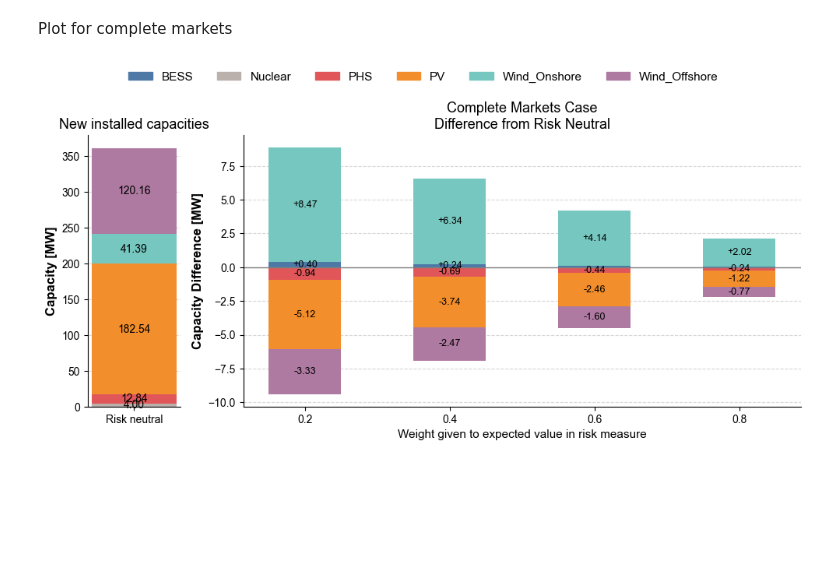
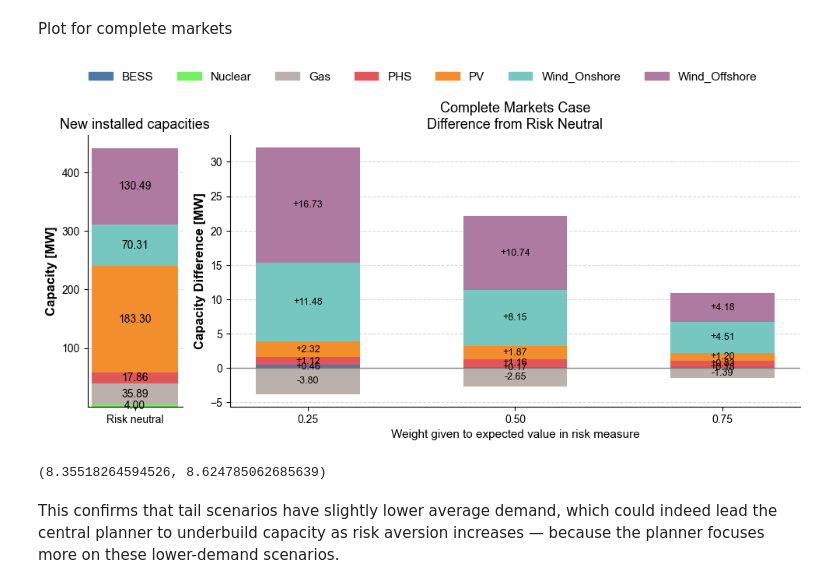
Before and after one commit to Andreas-Makrides-ICL/msc-thesis-incomplete-markets-LDES, a Jupyter notebook: models/Complete_markets_risk_averse_central_planner/plotting_results.ipynb, the cells around one changed output. Saved outputs shown, nothing was run; the diff lists cells and outputs as text; code cells hidden in the pictures; blank space fills up the shorter version.

```diff
--- a/models/Complete_markets_risk_averse_central_planner/plotting_results.ipynb
+++ b/models/Complete_markets_risk_averse_central_planner/plotting_results.ipynb
@@ -11,11 +11,11 @@ rcParams['font.family'] = 'Arial'
 rcParams['axes.labelweight'] = 'bold'
 
 # === Load data ===
-df_raw = pd.read_csv("risk_aversion_results_O30_T672_new_final.csv")
+df_raw = pd.read_csv("risk_aversion_results_O30_T672_new_final_unserved_fix_flex.csv")
 df = df_raw[df_raw["delta"] != 0]
 
 # === Filter relevant columns ===
-capacity_cols = ['PV', 'Wind_Onshore', 'Wind_Offshore', 'Nuclear', 'BESS_P', 'LDES_PHS_P']
+capacity_cols = ['PV', 'Gas', 'Wind_Onshore', 'Wind_Offshore', 'Nuclear', 'BESS_P', 'LDES_PHS_P']
 df = df[['delta'] + capacity_cols]
 
 # === Split data ===
@@ -23,15 +23,18 @@ df_rn = df[df['delta'] == 1].iloc[0]
 df_others = df[df['delta'] != 1].sort_values('delta')
 
 # === Define techs, labels, and colors ===
-techs = ['BESS_P', 'Nuclear', 'LDES_PHS_P', 'PV', 'Wind_Onshore', 'Wind_Offshore']
-labels = ['BESS', 'Nuclear', 'PHS', 'PV', 'Wind_Onshore', 'Wind_Offshore']
+techs = ['BESS_P', 'Nuclear',  'Gas', 'LDES_PHS_P', 'PV', 'Wind_Onshore', 'Wind_Offshore']
+labels = ['BESS', 'Nuclear',  'Gas', 'PHS', 'PV', 'Wind_Onshore', 'Wind_Offshore']
+#techs = ['BESS_P', 'LDES_PHS_P']
+#labels = ['BESS', 'PHS']
 colors = {
     'BESS_P': '#4e79a7',       # Blue
     'Wind_Offshore': '#af7aa1',          # Violet
-    'Nuclear': '#bab0ac',      # Gray
+    'Nuclear': "#73ef63",      # Gray
     'LDES_PHS_P': '#e15759',   # Red
     'PV': '#f28e2b',           # Orange
     'Wind_Onshore': '#76c7c0',         # Teal
+    'Gas': "#bab0ac"
 }
 
 # === Plot setup ===
@@ -65,32 +68,63 @@ width = 0.5
 bottom_pos = np.zeros_like(x, dtype=float)
 bottom_neg = np.zeros_like(x, dtype=float)
 
 for tech in techs:
     diffs = df_others[tech].values - df_rn[tech]
     for i, diff in enumerate(diffs):
         if diff >= 0:
             ax2.bar(x[i], diff, width=width, bottom=bottom_pos[i], color=colors[tech])
             if abs(diff) > 0.1:
                 ax2.text(x[i], bottom_pos[i] + diff / 2, f'+{diff:.2f}', ha='center', va='center', fontsize=9)
             bottom_pos[i] += diff
         else:
             ax2.bar(x[i], diff, width=width, bottom=bottom_neg[i], color=colors[tech])
             if abs(diff) > 0.1:
                 ax2.text(x[i], bottom_neg[i] + diff / 2, f'{diff:.2f}', ha='center', va='center', fontsize=9)
             bottom_neg[i] += diff
 
 ax2.set_xticks(x)
-ax2.set_xticklabels([f"{d:.1f}" for d in deltas], fontsize=10)
+ax2.set_xticklabels([f"{d:.2f}" for d in deltas], fontsize=10)
 ax2.set_xlabel("Weight given to expected value in risk measure", fontsize=11, fontweight='normal')
 ax2.set_ylabel("Capacity Difference [MW]", fontsize=12, fontweight='bold')
 ax2.set_title("Complete Markets Case\nDifference from Risk Neutral", fontsize=13, fontweight='normal')
 ax2.axhline(0, color='gray', linewidth=1)
 
 # === Legend ===
 handles = [plt.Rectangle((0, 0), 1, 1, color=colors[t]) for t in techs]
 fig.legend(handles, labels, loc='upper center', ncol=len(techs), fontsize=11, frameon=False)
 
 plt.tight_layout(rect=[0, 0, 1, 0.93])
 plt.show()
 # %% [output]
-[figure, old version]
+[figure, new version]
+# %%
+
+import pandas as pd
+
+# Load the uploaded data
+load_df = pd.read_csv(r"C:\Users\user\Desktop\msc-thesis-incomplete-markets-LDES\models\Complete_markets_risk_averse_central_planner\data_final\f672\concatenated_load_profiles_672_30yr_new_final.csv")
+weights_df = pd.read_csv(r"C:\Users\user\Desktop\msc-thesis-incomplete-markets-LDES\models\Complete_markets_risk_averse_central_planner\data_final\f672\concatenated_weights_672_30yr_new_final.csv")
+
+# Merge load and weight data
+merged_df = pd.merge(load_df, weights_df, on=["T", "O"], how="inner")
+
+# Compute weighted demand per timestep
+merged_df["weighted_demand"] = merged_df["Load"] * merged_df["weight"]
+
+# Total and average demand per scenario
+demand_per_scenario = merged_df.groupby("O")["weighted_demand"].sum().reset_index()
+demand_per_scenario["average_demand"] = demand_per_scenario["weighted_demand"] / merged_df["T"].nunique()
+
+# Tag tail scenarios
+tail_scenarios = {2, 3, 6, 9, 10, 14, 15, 17, 18, 19, 20, 21, 25, 28}
+demand_per_scenario["is_tail"] = demand_per_scenario["O"].isin(tail_scenarios)
+
+# Compute average demand for tail vs non-tail
+avg_tail = demand_per_scenario[demand_per_scenario["is_tail"] == True]["average_demand"].mean()
+avg_non_tail = demand_per_scenario[demand_per_scenario["is_tail"] == False]["average_demand"].mean()
+
+avg_tail, avg_non_tail
+# %% [output]
+(8.35518264594526, 8.624785062685639)
+# %% [markdown]
+This confirms that tail scenarios have slightly lower average demand, which could indeed lead the central planner to underbuild capacity as risk aversion increases — because the planner focuses more on these lower-demand scenarios.
```
Also changed, not shown: 1 other file.
